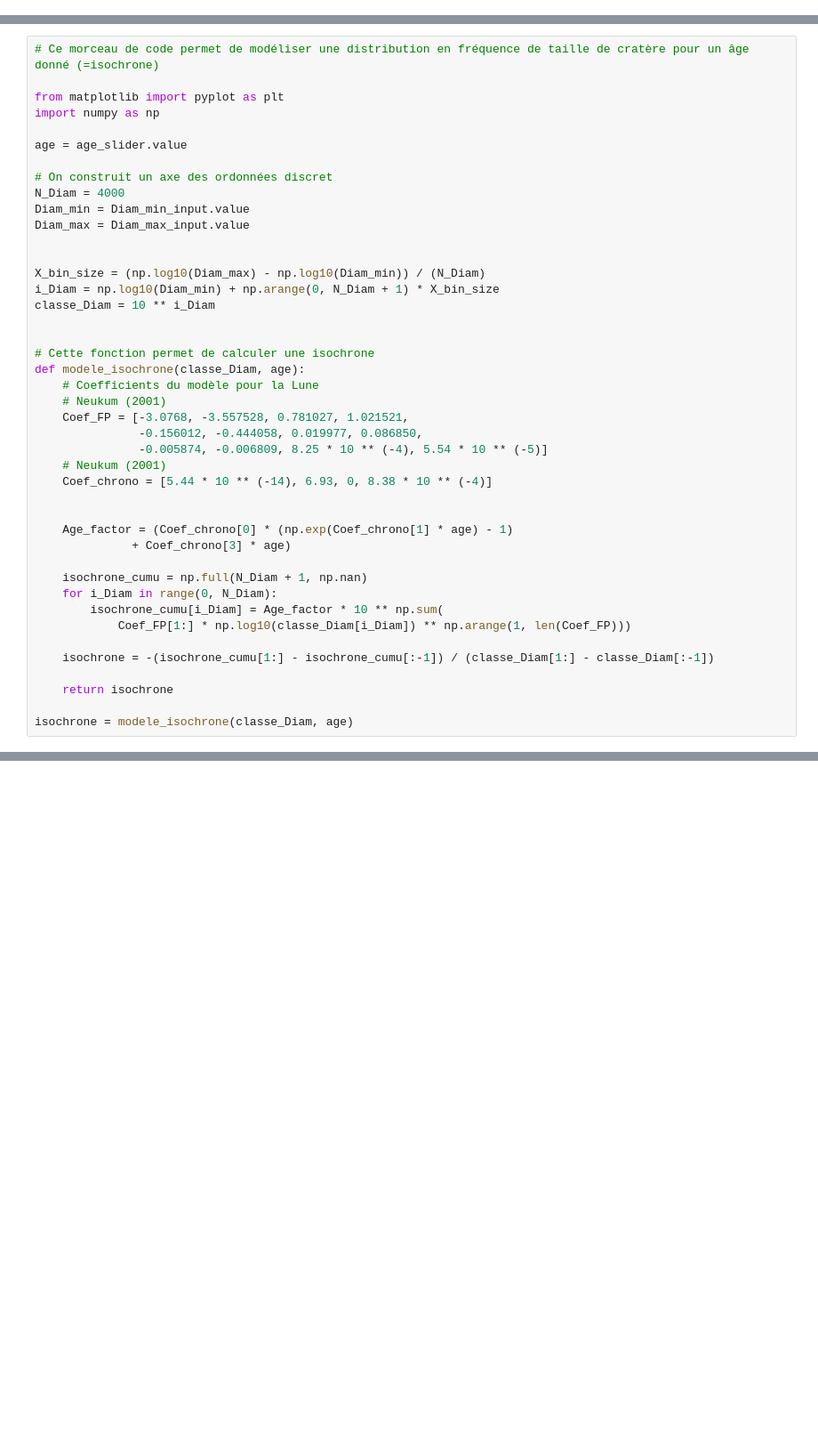
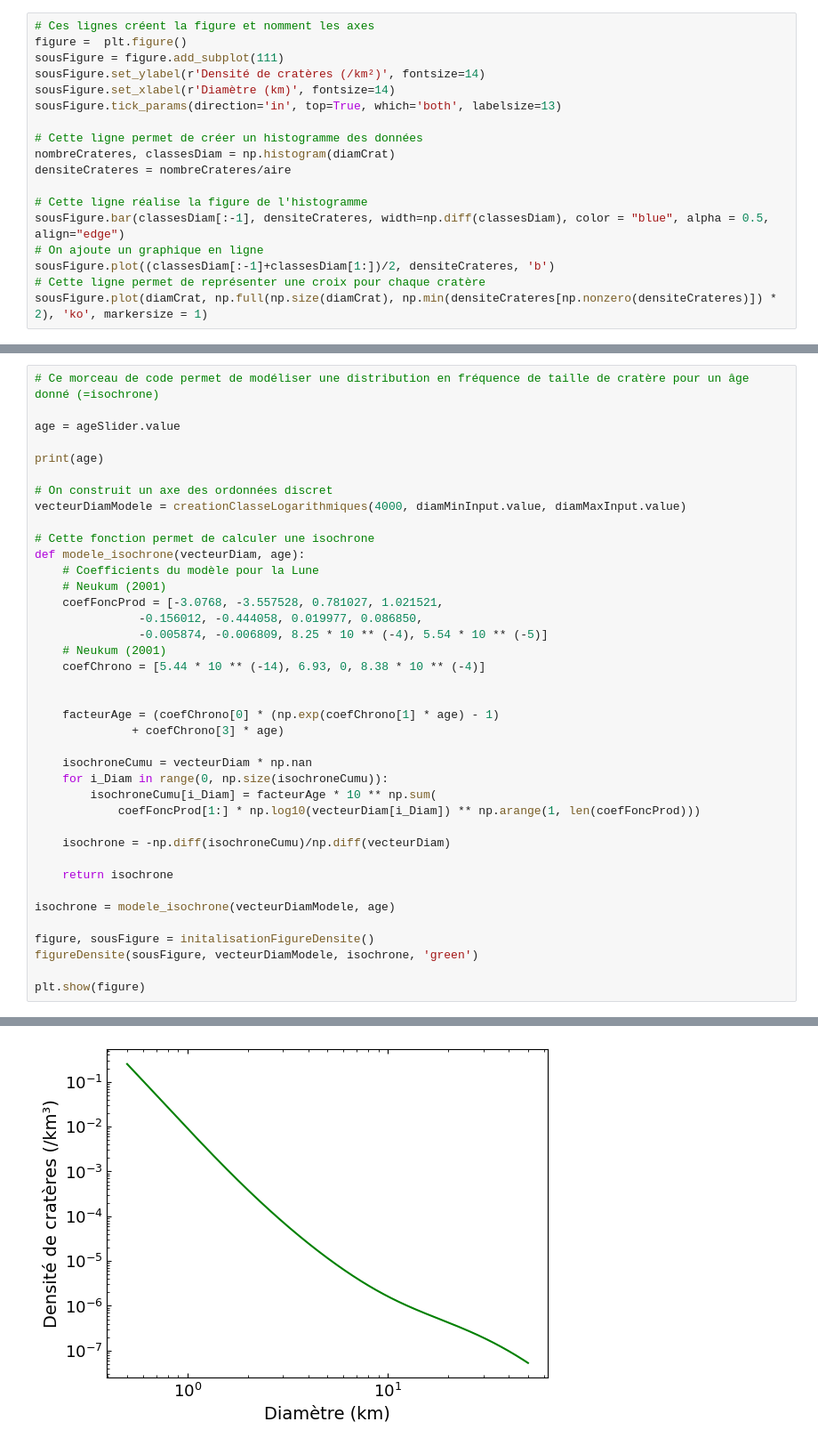
Before and after one commit to SylvainBreton/crater-morphology-analysis-tools, a Jupyter notebook: Dating/DecouverteDatation.ipynb, the cells around one changed output, grey strips where cells are left out. Shown: that part at 89% size. Drawn from its saved outputs; the diff is of its cells as text; blank space fills up the shorter version.

Commit message:
feature: data visualization and modeling chapter of the jupyter notebook

```diff
--- a/Dating/DecouverteDatation.ipynb
+++ b/Dating/DecouverteDatation.ipynb
@@ -57,0 +146,18 @@ BoundedFloatText(value=50.0, description='Diamètre maximal (km) :', max=500.0,
+# %%
+# Ces lignes créent la figure et nomment les axes
+figure =  plt.figure()
+sousFigure = figure.add_subplot(111)
+sousFigure.set_ylabel(r'Densité de cratères (/km²)', fontsize=14)
+sousFigure.set_xlabel(r'Diamètre (km)', fontsize=14)
+sousFigure.tick_params(direction='in', top=True, which='both', labelsize=13)
+
+# Cette ligne permet de créer un histogramme des données
+nombreCrateres, classesDiam = np.histogram(diamCrat)
+densiteCrateres = nombreCrateres/aire
+
+# Cette ligne réalise la figure de l'histogramme
+sousFigure.bar(classesDiam[:-1], densiteCrateres, width=np.diff(classesDiam), color = "blue", alpha = 0.5, align="edge")
+# On ajoute un graphique en ligne
+sousFigure.plot((classesDiam[:-1]+classesDiam[1:])/2, densiteCrateres, 'b')
+# Cette ligne permet de représenter une croix pour chaque cratère
+sousFigure.plot(diamCrat, np.full(np.size(diamCrat), np.min(densiteCrateres[np.nonzero(densiteCrateres)]) * 2), 'ko', markersize = 1)
@@ -58,43 +390,40 @@ BoundedFloatText(value=50.0, description='Diamètre maximal (km) :', max=500.0,
 # %%
 # Ce morceau de code permet de modéliser une distribution en fréquence de taille de cratère pour un âge donné (=isochrone)
 
-from matplotlib import pyplot as plt
-import numpy as np
+age = ageSlider.value
 
-age = age_slider.value
+print(age)
 
 # On construit un axe des ordonnées discret
-N_Diam = 4000
-Diam_min = Diam_min_input.value
-Diam_max = Diam_max_input.value
-
-
-X_bin_size = (np.log10(Diam_max) - np.log10(Diam_min)) / (N_Diam)
-i_Diam = np.log10(Diam_min) + np.arange(0, N_Diam + 1) * X_bin_size
-classe_Diam = 10 ** i_Diam
-
+vecteurDiamModele = creationClasseLogarithmiques(4000, diamMinInput.value, diamMaxInput.value)
 
 # Cette fonction permet de calculer une isochrone
-def modele_isochrone(classe_Diam, age):
+def modele_isochrone(vecteurDiam, age):
     # Coefficients du modèle pour la Lune
     # Neukum (2001)
-    Coef_FP = [-3.0768, -3.557528, 0.781027, 1.021521,
+    coefFoncProd = [-3.0768, -3.557528, 0.781027, 1.021521,
                -0.156012, -0.444058, 0.019977, 0.086850,
                -0.005874, -0.006809, 8.25 * 10 ** (-4), 5.54 * 10 ** (-5)]
     # Neukum (2001)
-    Coef_chrono = [5.44 * 10 ** (-14), 6.93, 0, 8.38 * 10 ** (-4)]
+    coefChrono = [5.44 * 10 ** (-14), 6.93, 0, 8.38 * 10 ** (-4)]
 
 
-    Age_factor = (Coef_chrono[0] * (np.exp(Coef_chrono[1] * age) - 1)
-              + Coef_chrono[3] * age)
+    facteurAge = (coefChrono[0] * (np.exp(coefChrono[1] * age) - 1)
+              + coefChrono[3] * age)
 
-    isochrone_cumu = np.full(N_Diam + 1, np.nan)
-    for i_Diam in range(0, N_Diam):
-        isochrone_cumu[i_Diam] = Age_factor * 10 ** np.sum(
-            Coef_FP[1:] * np.log10(classe_Diam[i_Diam]) ** np.arange(1, len(Coef_FP)))
+    isochroneCumu = vecteurDiam * np.nan
+    for i_Diam in range(0, np.size(isochroneCumu)):
+        isochroneCumu[i_Diam] = facteurAge * 10 ** np.sum(
+            coefFoncProd[1:] * np.log10(vecteurDiam[i_Diam]) ** np.arange(1, len(coefFoncProd)))
 
-    isochrone = -(isochrone_cumu[1:] - isochrone_cumu[:-1]) / (classe_Diam[1:] - classe_Diam[:-1])
+    isochrone = -np.diff(isochroneCumu)/np.diff(vecteurDiam)
 
     return isochrone
 
-isochrone = modele_isochrone(classe_Diam, age)
+isochrone = modele_isochrone(vecteurDiamModele, age)
+
+figure, sousFigure = initalisationFigureDensite()
+figureDensite(sousFigure, vecteurDiamModele, isochrone, 'green')
+
+plt.show(figure)
+# %% [output]
@@ -100,0 +431 @@ isochrone = modele_isochrone(classe_Diam, age)
+[figure, added]
```
Also changed, not shown: parts of 21 cells of this notebook, 26 other files.
